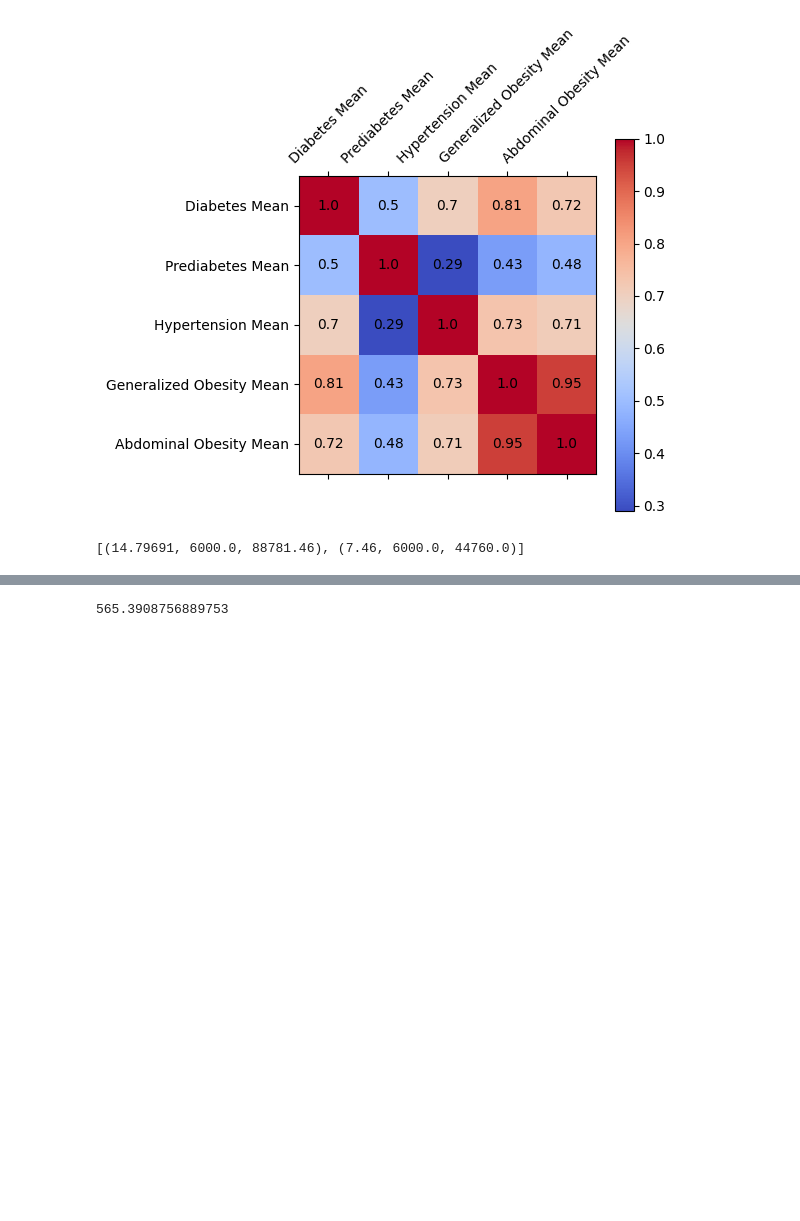
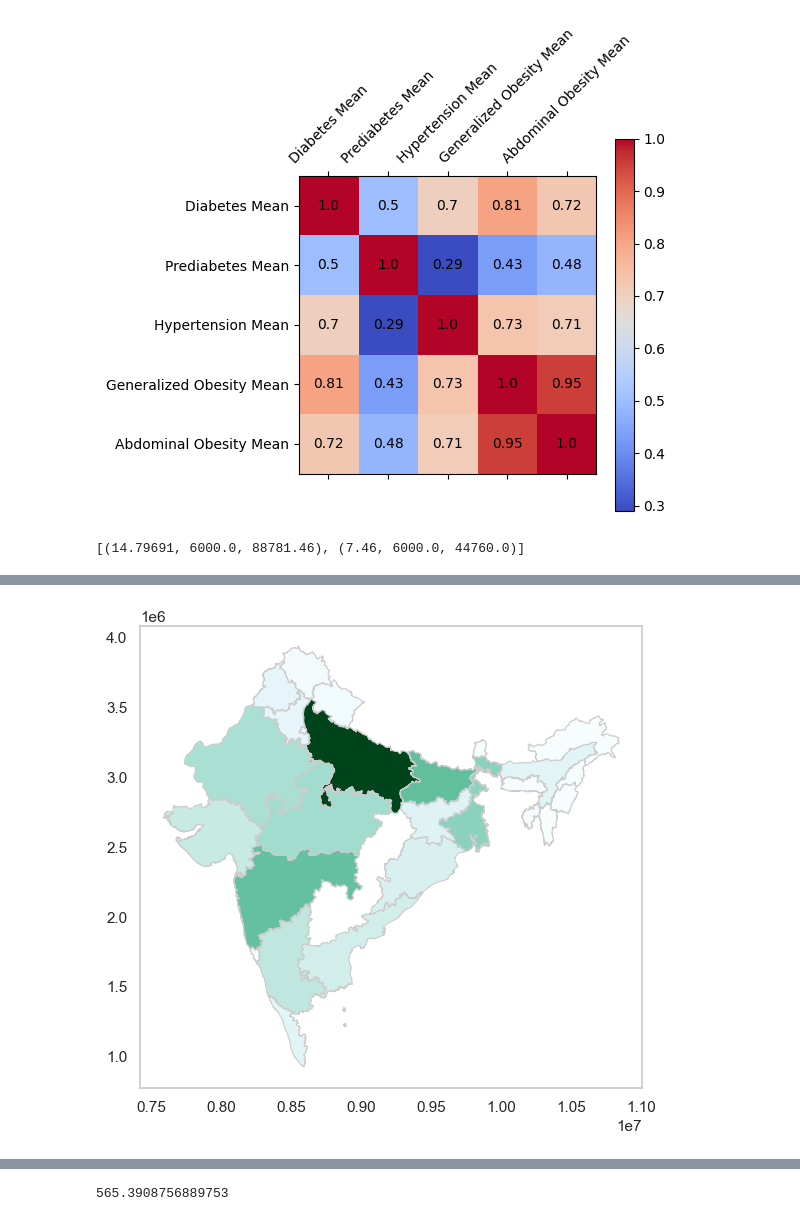
Before and after one commit to Apros7/Hackathons, a Jupyter notebook: Alex/tester.ipynb, the cells around one changed output, grey strips where cells are left out. Drawn from its saved outputs; the diff is of its cells as text; code cells hidden in the pictures; blank space fills up the shorter version.

```diff
--- a/Alex/tester.ipynb
+++ b/Alex/tester.ipynb
@@ -105,0 +184,5 @@ the_india_df.to_csv("india_states_data.csv")
+# %%
+
+import geopandas as gpd
+map_df = gpd.read_file("india_country/India_State_Boundary.shp")
+map_df["State_Name"]
@@ -105,0 +191,12 @@ the_india_df.to_csv("india_states_data.csv")
+# %%
+def conv(x):
+    try:
+        return india_states_population[x]
+    except: return np.nan
+map_df["Pop"] = map_df["State_Name"].apply(lambda x: conv(x))
+# %%
+fig, ax = plt.subplots(1, figsize=(10, 6))
+map_df.plot(column="Pop", cmap="BuGn", linewidth=0.8, ax=ax, edgecolor='0.8')
+plt.grid(False)
+# %% [output]
+[figure, added]
```
Also changed, not shown: parts of 8 cells of this notebook, 19 other files.
